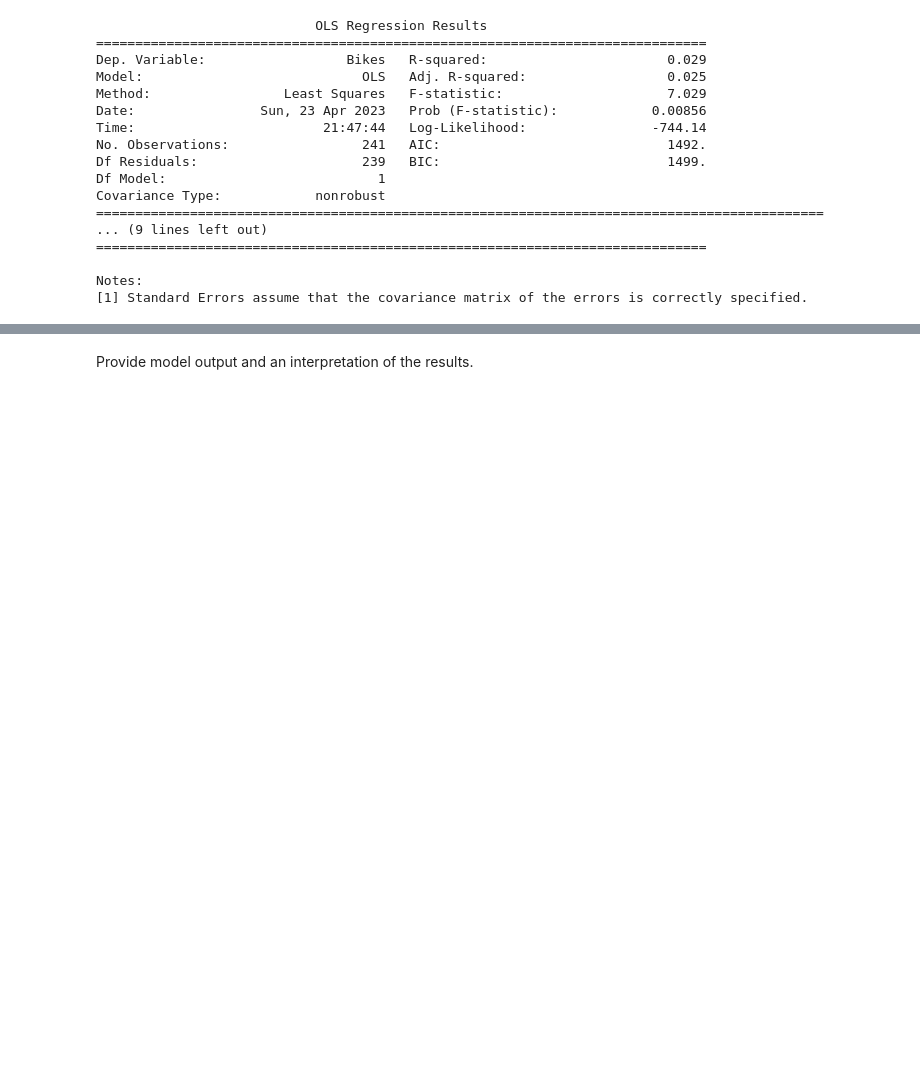
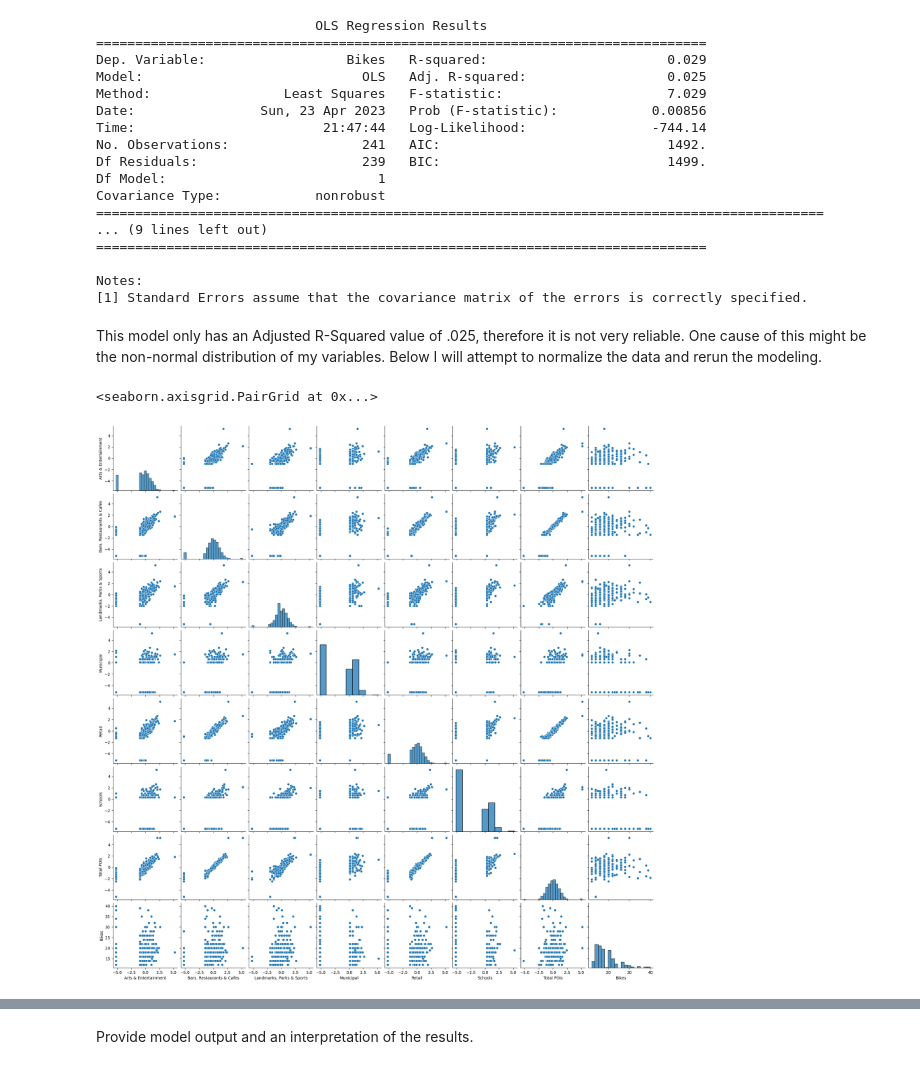
Before and after one commit to btmarsh6/Statistical-Modeling-Project, a Jupyter notebook: notebooks/model_building.ipynb, the cells around one changed output, grey strips where cells are left out. Saved outputs shown, nothing was run; the diff lists cells and outputs as text; code cells hidden in the pictures; blank space fills up the shorter version.

```diff
--- a/notebooks/model_building.ipynb
+++ b/notebooks/model_building.ipynb
@@ -43,3 +43,19 @@ Covariance Type:            nonrobust
 
 Notes:
 [1] Standard Errors assume that the covariance matrix of the errors is correctly specified.
+# %% [markdown]
+This model only has an Adjusted R-Squared value of .025, therefore it is not very reliable. One cause of this might be the non-normal distribution of my variables. Below I will attempt to normalize the data and rerun the modeling.
+# %%
+from sklearn.preprocessing import QuantileTransformer
+qt = QuantileTransformer(output_distribution='normal')
+sum_normal = pd.DataFrame()
+categories = ['Arts & Entertainment', 'Bars, Restaurants & Cafes', 'Landmarks, Parks & Sports', 'Municipal', 'Retail', 'Schools', 'Total POIs']
+for cat in categories:
+    x1 = qt.fit_transform(sum_df[cat].values.reshape(-1, 1))
+    sum_normal[cat] = [ x[0] for x in x1]
+sum_normal['Bikes'] = sum_df['Bikes']
+# %%
+sns.pairplot(sum_normal)
+# %% [output]
+<seaborn.axisgrid.PairGrid at 0x...>
+[figure, added]
```
Also changed, not shown: parts of 3 cells of this notebook, 1 other file.
